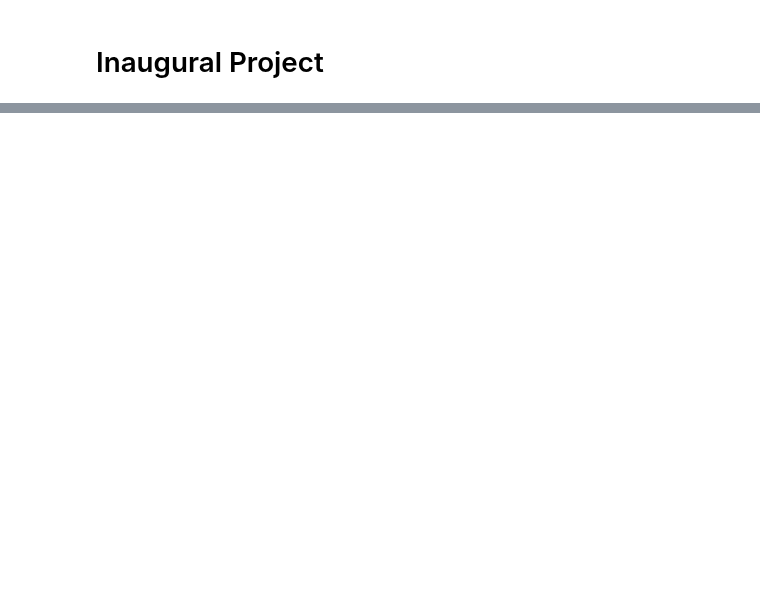
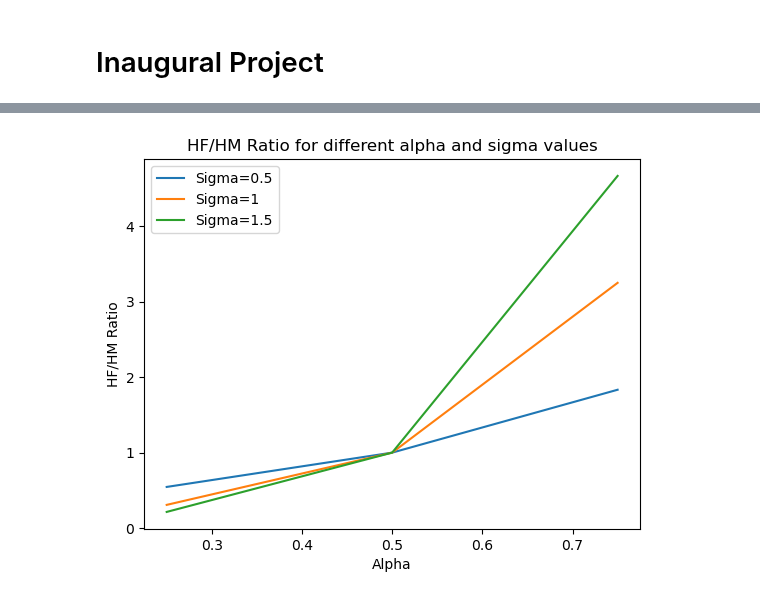
Before and after one commit to NumEconCopenhagen/projects-2023-jt, a Jupyter notebook: inauguralproject/IP test T.ipynb, the cells around one changed output, grey strips where cells are left out. Cells and saved outputs as stored; diff of their text form; code cells hidden in the pictures; blank space fills up the shorter version.

```diff
--- a/inauguralproject/IP test T.ipynb
+++ b/inauguralproject/IP test T.ipynb
@@ -20,13 +24,0 @@ namespace(LM=7.0, HM=1.5, LF=7.0, HF=2.0)
-# %%
-dsolve = model.solve_discrete()
-al = [0.25, 0.5, 0.75]
-sl = [0.5, 1, 1.5]
-solutions = []
-
-for i in al:
-    model.par.alpha = i
-    for j in sl:
-        model.par.sigma = j
-        solutions.append(dsolve)
-
-print(solutions)
@@ -34,0 +71,50 @@ print(solutions)
+# %%
+import matplotlib.pyplot as plt
+
+# instantiate householdclass
+model = householdclass()
+
+# set values of alpha and sigma
+alpha_values = [0.25, 0.5, 0.75]
+sigma_values = [0.5, 1, 1.5]
+
+# create empty lists to store results
+HM_list = []
+HF_list = []
+
+# loop over alpha and sigma values
+for alpha in alpha_values:
+    for sigma in sigma_values:
+
+        # set values of alpha and sigma in model parameters
+        model.par.alpha = alpha
+        model.par.sigma = sigma
+
+        # solve model discretely
+        opt = model.solve_discrete()
+
+        # append optimal HM and HF values to lists
+        HM_list.append(opt.HM)
+        HF_list.append(opt.HF)
+
+# Converting to arrays to use numpy functions
+HF_array = np.array(HF_list)
+HM_array = np.array(HM_list)
+
+# Finding the ratio for each alpha and sigma
+HF_HM_ratios = HF_array / HM_array
+
+# Reshaping the array to a matrix with alpha on the rows and sigma on the columns
+HF_HM_matrix = HF_HM_ratios.reshape(len(alpha_values), len(sigma_values))
+
+# Plotting the ratios for the different alphas with sigma as a fixed variable
+for i in range(len(sigma_values)):
+    plt.plot(alpha_values, HF_HM_matrix[:,i], label='Sigma='+str(sigma_values[i]))
+
+plt.xlabel('Alpha')
+plt.ylabel('HF/HM Ratio')
+plt.title('HF/HM Ratio for different alpha and sigma values')
+plt.legend()
+plt.show()
+# %% [output]
+[figure, added]
```
Also changed, not shown: parts of 4 cells of this notebook, 1 other file.
